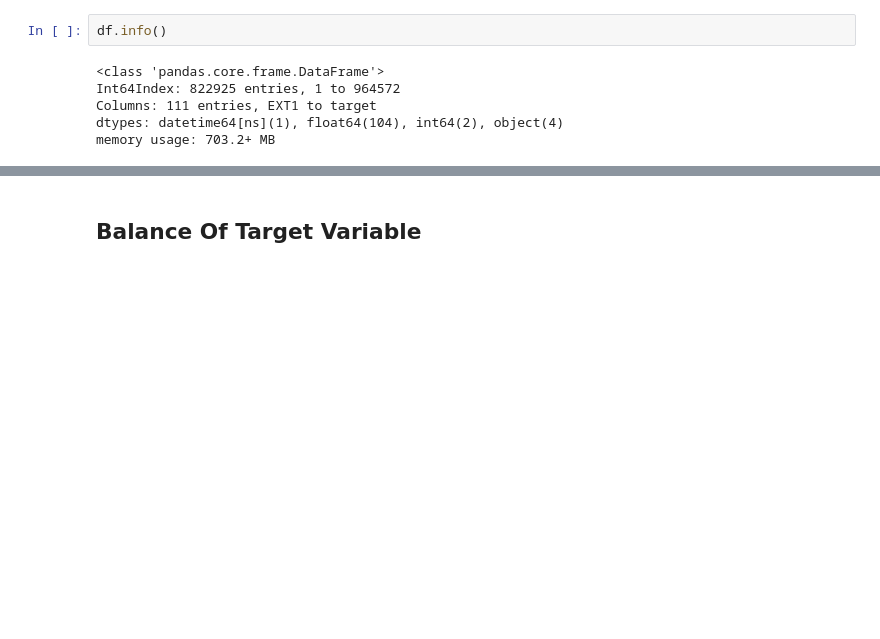
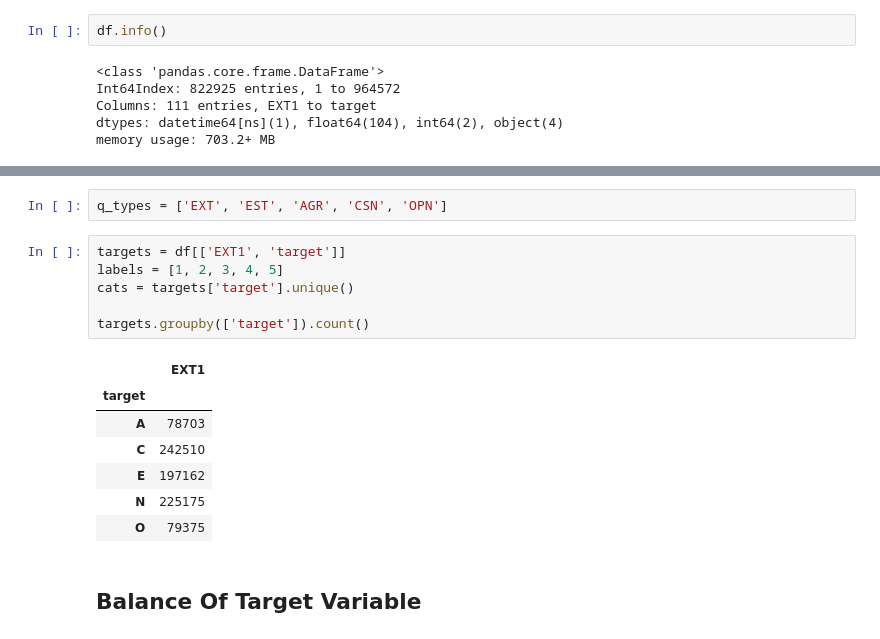
Before and after one commit to UNSpecializationAI/BigFivePersonality, a Jupyter notebook: Big-Five Factor Markers.ipynb, the cells around one changed output, grey strips where cells are left out. Drawn from its saved outputs; the diff is of its cells as text; blank space fills up the shorter version.

```diff
--- a/Big-Five Factor Markers.ipynb
+++ b/Big-Five Factor Markers.ipynb
@@ -72,3 +97,19 @@ memory usage: 703.2+ MB
+# %%
+q_types = ['EXT', 'EST', 'AGR', 'CSN', 'OPN']
+# %%
+targets = df[['EXT1', 'target']]
+labels = [1, 2, 3, 4, 5]
+cats = targets['target'].unique()
+
+targets.groupby(['target']).count()
+# %% [output]
+|  | EXT1 |
+| target |  |
+| A | 78703 |
+| C | 242510 |
+| E | 197162 |
+| N | 225175 |
+| O | 79375 |
 # %% [markdown]
 ## Balance Of Target Variable
 # %% [markdown]
```
Also changed, not shown: parts of 5 cells of this notebook.
